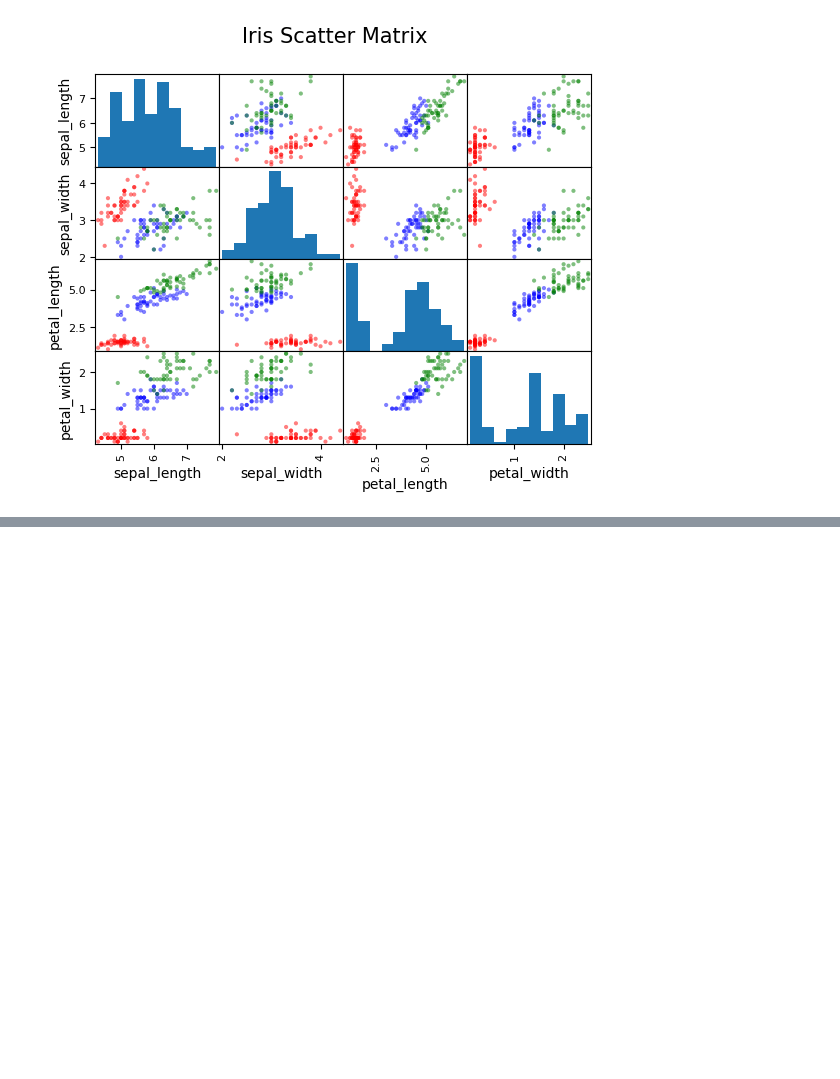
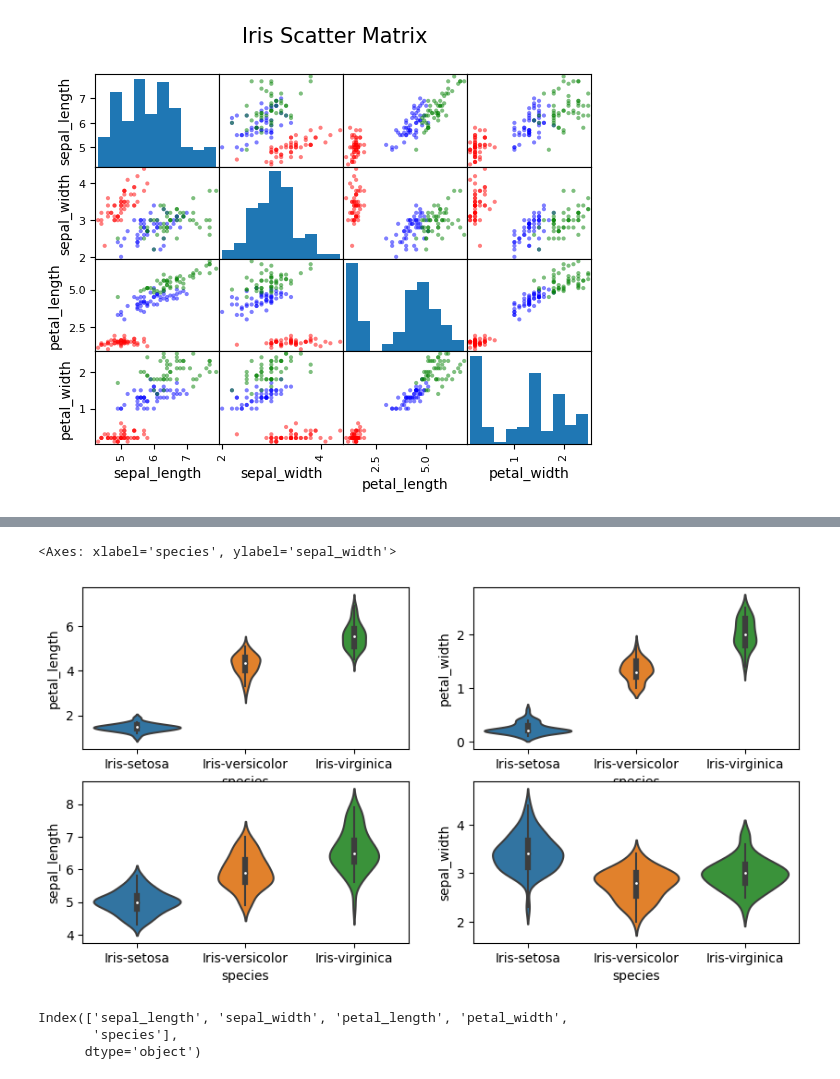
Before and after one commit to Jaya9522/Iris_flower_classification, a Jupyter notebook: Copy_of_Irish_flower_classification.ipynb, the cells around one changed output, grey strips where cells are left out. Cells and saved outputs as stored; diff of their text form; code cells hidden in the pictures; blank space fills up the shorter version.

```diff
--- a/Copy_of_Irish_flower_classification.ipynb
+++ b/Copy_of_Irish_flower_classification.ipynb
@@ -148,0 +166,19 @@ plt.show()
+# %%
+plt.figure(figsize=(10,5))
+plt.subplot(2,2,1)
+sns.violinplot(x='species',y='petal_length',data=iris_data)
+plt.subplot(2,2,2)
+sns.violinplot(x='species',y='petal_width',data=iris_data)
+plt.subplot(2,2,3)
+sns.violinplot(x='species',y='sepal_length',data=iris_data)
+plt.subplot(2,2,4)
+sns.violinplot(x='species',y='sepal_width',data=iris_data)
+# %% [output]
+<Axes: xlabel='species', ylabel='sepal_width'>
+[figure, added]
+# %%
+iris_data.columns
+# %% [output]
+Index(['sepal_length', 'sepal_width', 'petal_length', 'petal_width',
+       'species'],
+      dtype='object')
```
Also changed, not shown: parts of 24 cells of this notebook.
